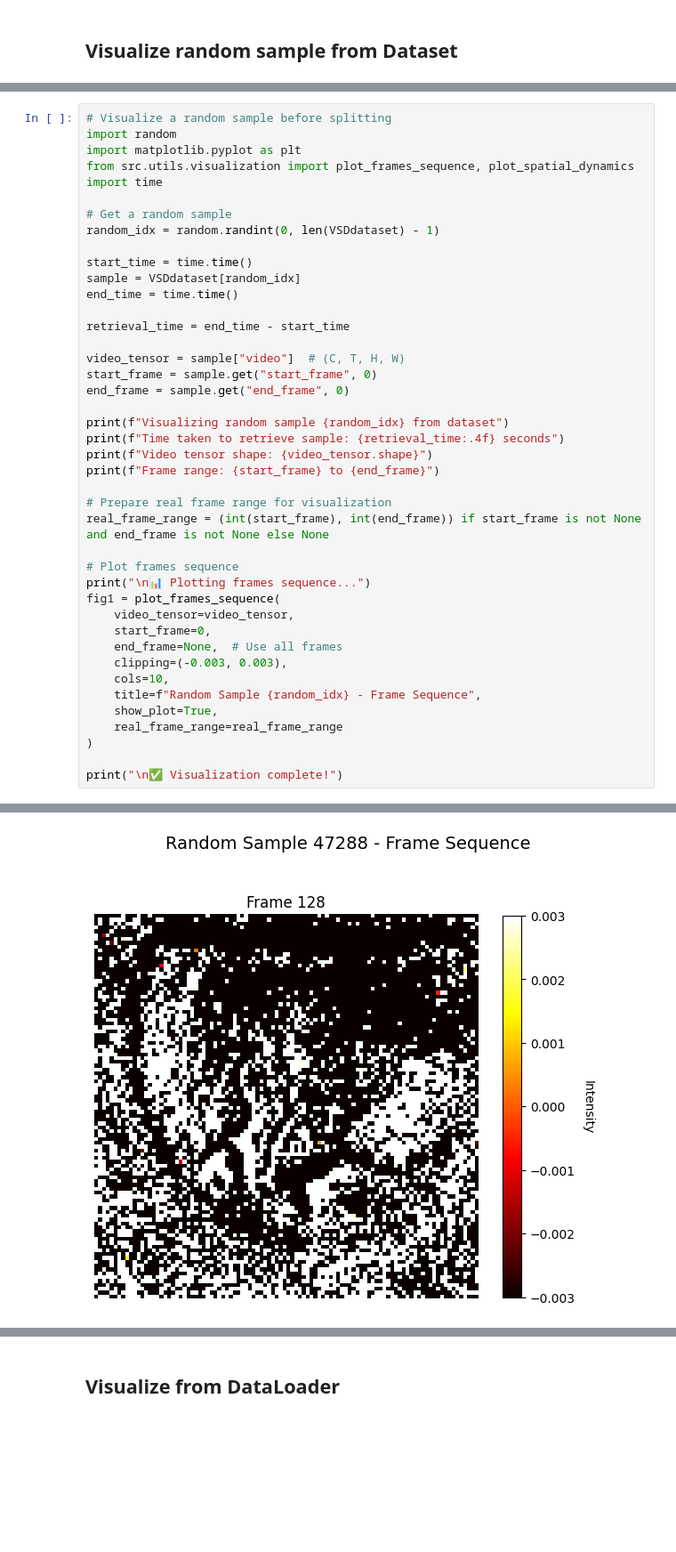
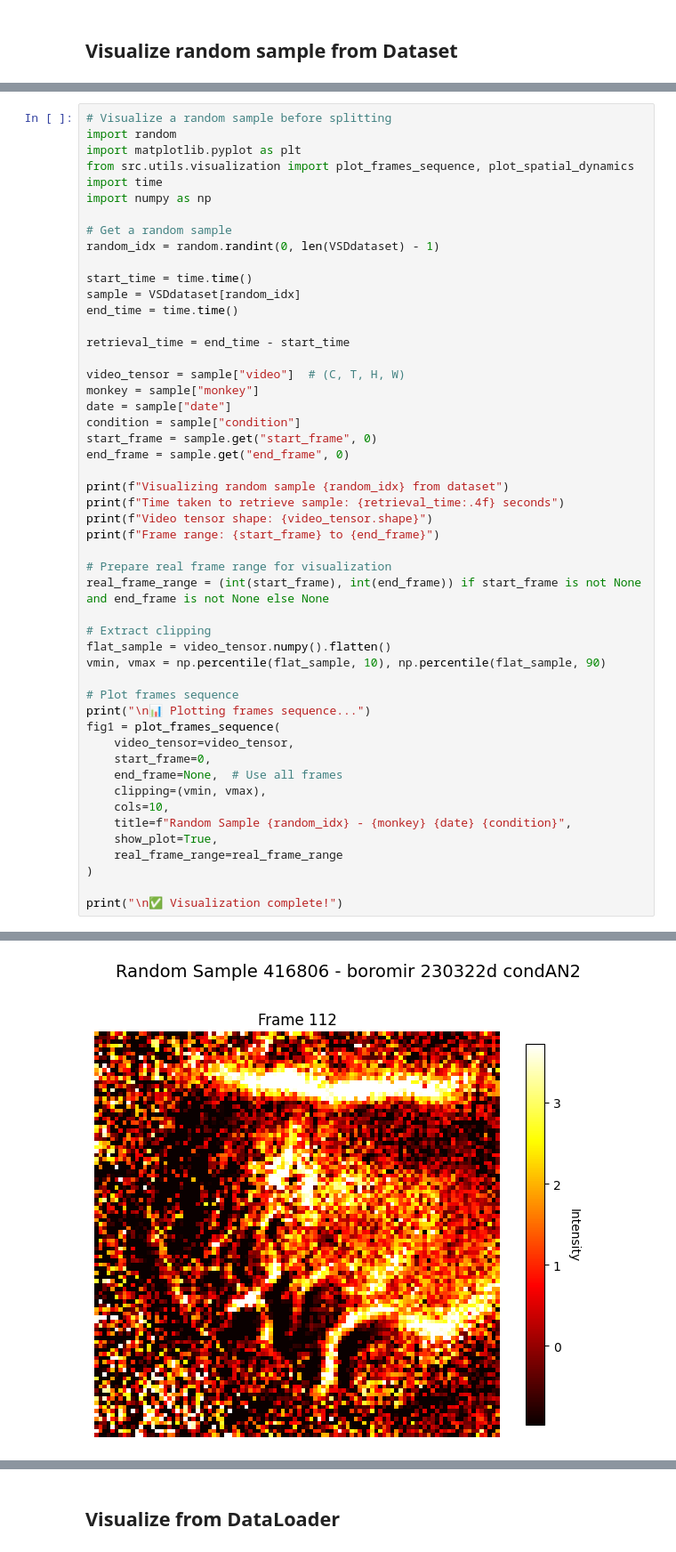
Before and after one commit to ossnat/VSD_foundation_model, a Jupyter notebook: scripts/SampleDatasetAndDataloader.ipynb, the cells around one changed output, grey strips where cells are left out. Shown at 89% size. Saved outputs shown, nothing was run; the diff lists cells and outputs as text; blank space fills up the shorter version.

Commit message:
add monkey name, date and condition to data

```diff
--- a/scripts/SampleDatasetAndDataloader.ipynb
+++ b/scripts/SampleDatasetAndDataloader.ipynb
@@ -72,6 +72,7 @@ import random
 import matplotlib.pyplot as plt
 from src.utils.visualization import plot_frames_sequence, plot_spatial_dynamics
 import time
+import numpy as np
 
 # Get a random sample
 random_idx = random.randint(0, len(VSDdataset) - 1)
@@ -83,6 +84,9 @@ end_time = time.time()
 retrieval_time = end_time - start_time
 
 video_tensor = sample["video"]  # (C, T, H, W)
+monkey = sample["monkey"]
+date = sample["date"]
+condition = sample["condition"]
 start_frame = sample.get("start_frame", 0)
 end_frame = sample.get("end_frame", 0)
 
@@ -94,15 +98,19 @@ print(f"Frame range: {start_frame} to {end_frame}")
 # Prepare real frame range for visualization
 real_frame_range = (int(start_frame), int(end_frame)) if start_frame is not None and end_frame is not None else None
 
+# Extract clipping
+flat_sample = video_tensor.numpy().flatten()
+vmin, vmax = np.percentile(flat_sample, 10), np.percentile(flat_sample, 90)
+
 # Plot frames sequence
 print("\n📊 Plotting frames sequence...")
 fig1 = plot_frames_sequence(
     video_tensor=video_tensor,
     start_frame=0,
     end_frame=None,  # Use all frames
-    clipping=(-0.003, 0.003),
+    clipping=(vmin, vmax),
     cols=10,
-    title=f"Random Sample {random_idx} - Frame Sequence",
+    title=f"Random Sample {random_idx} - {monkey} {date} {condition}",
     show_plot=True,
     real_frame_range=real_frame_range
 )
@@ -116,6 +124,6 @@ Frame range: 128 to 128
 
 📊 Plotting frames sequence...
-[figure, old version]
+[figure, new version]
 ✅ Visualization complete!
 # %% [markdown]
 ## Visualize from DataLoader
```
Also changed, not shown: parts of 3 cells of this notebook.
